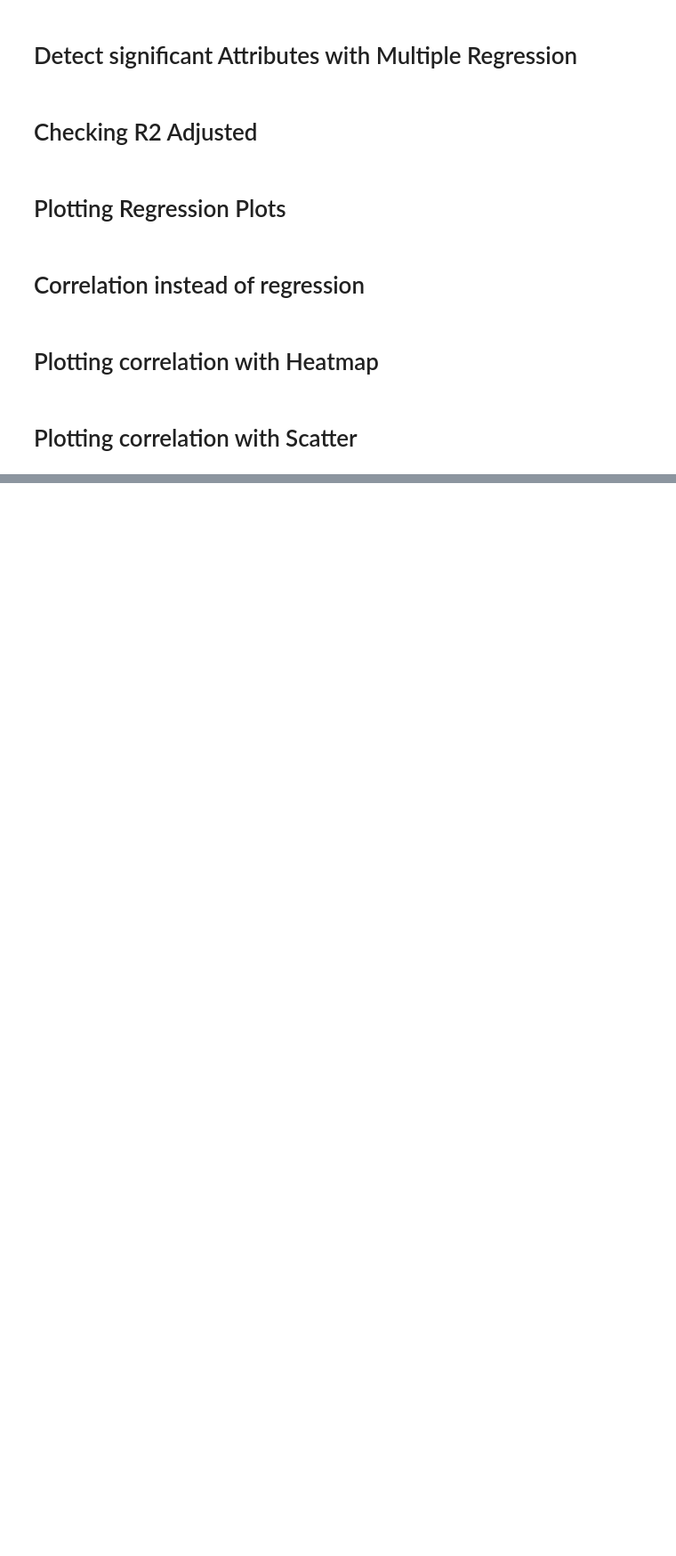
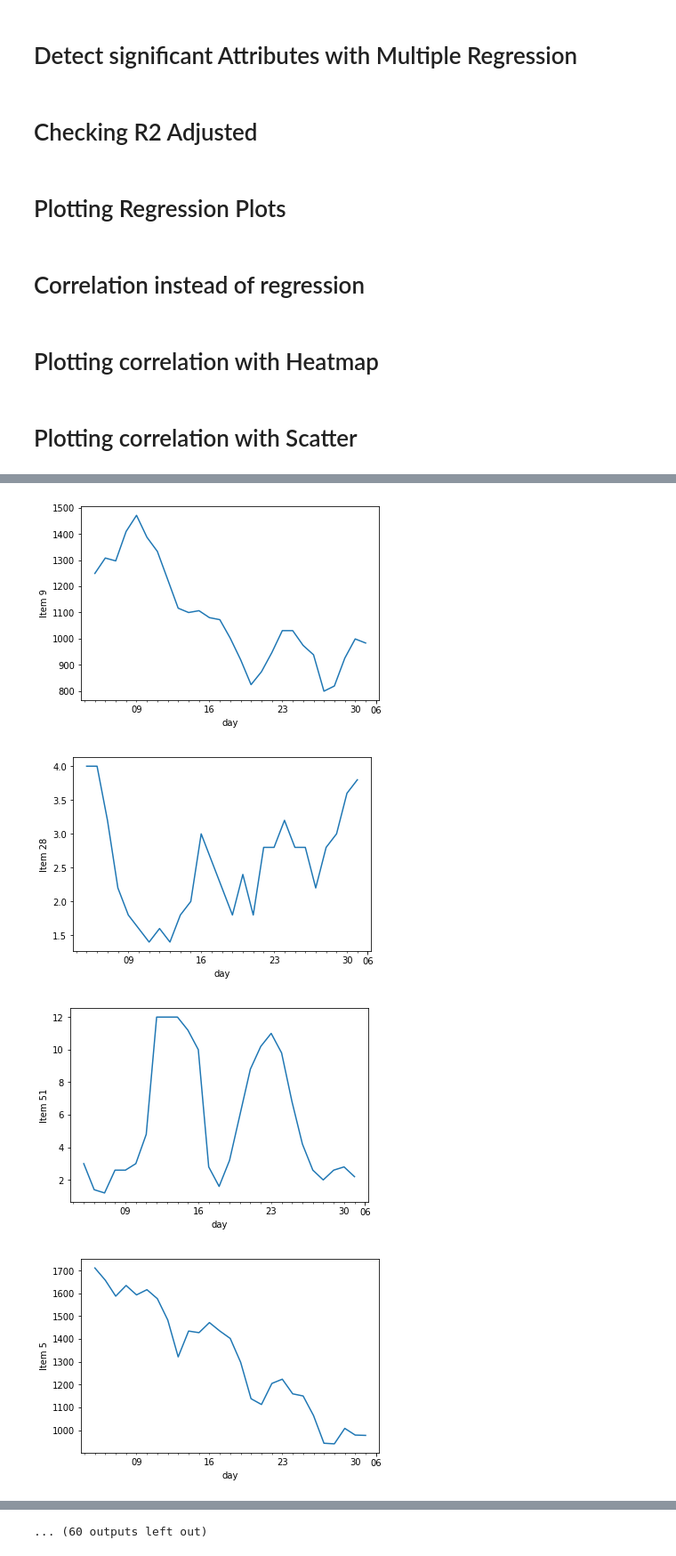
Before and after one commit to johannesweber/walmart_weather_etl_analysis, a Jupyter notebook: analysis.ipynb, the cells around one changed output, grey strips where cells are left out. Shown at 89% size. Saved outputs shown, nothing was run; the diff lists cells and outputs as text; code cells hidden in the pictures; blank space fills up the shorter version.

Commit message:
added ternd analysis for item sales per store and overall item sales

```diff
--- a/analysis.ipynb
+++ b/analysis.ipynb
@@ -28,15 +33,15 @@ df = pd.read_excel(constants.SOURCE_FILE, sheet_name=constants.XLSX_SHEET)
 # %% [markdown]
 # Preparation
 # %%
+# calculate humidity
+df['humidity'] = df.apply(func=Helper.calculate_relative_humidity_jupyter, axis=1)
 # drop rows with null ids
 df.dropna(subset=['store_nbr', 'station_nbr', 'item_nbr'], inplace=True)
 # delete lines where units greather than 0
-df = df[df['units'] > 0]
+df_only_with_units_nn = df[df['units'] > 0]
 # create new df with only relevant columns
 relevant_columns = ['date', 'item_nbr', 'station_nbr', 'store_nbr', 'units', 'tmin', 'tmax', 'tavg', 'wetbulb', 'dewpoint', 'snowfall', 'preciptotal', 'avgspeed']
-df_new = df[relevant_columns]
-# calculate humidity
-df_new['humidity'] = df_new.apply(func=Helper.calculate_relative_humidity_jupyter, axis=1)
+df_new = df_only_with_units_nn[relevant_columns]
 # %% [markdown]
 # Fetch Store and Item IDs
 # %%
@@ -136,12 +166,30 @@ for correlation_tuple in high_correlation:
-# %%
-# TODO
-# fetching units per item/store
-            if trend_df.shape[0] > 0:
-                trend_df.fillna(0, inplace=True)
-                trend_df['date'] = trend_df['date'] + 1
-                trend_df.rename(index=str, columns={"date": "day"}, inplace=True)
-                trend_df.set_index('day', inplace=True)
-                trend_df.plot(figsize=(8, 5), linewidth=4, fontsize=12)
-                plt.xlabel('Day', fontsize=12)
-                y_label = 'Item ' + str(key) + ' in Store ' + str(store_id[0])
-                plt.ylabel(y_label, fontsize=15)
+# %%
+feature_columns = ['date', 'units']
+holidays = ['1/2/2012', '1/16/2012']
+for item_id in items:
+    trend_df = df[df['item_nbr'] == item_id]
+    trend_df = trend_df[feature_columns]
+    if trend_df.shape[0] > 0:
+        if (trend_df['units'] == 0).all() == False:
+            trend_df.fillna(0, inplace=True)
+            trend_df.rename(index=str, columns={"date": "day"}, inplace=True)
+            trend_df['day'] =  pd.to_datetime(trend_df['day'], format='%m/%d/%Y')
+            trend_series = trend_df.groupby('day')['units'].agg('sum')
+            trend_df = trend_series.to_frame()
+
+            # moving average
+            trend_df['units'] = trend_df['units'].rolling(window=5).mean()
+            trend_df.dropna(inplace=True)
+
+            y_label = 'Item ' + str(int(item_id))
+            plt.ylabel(y_label)
+            plt.grid(True)
+            ax = trend_df['units'].plot()
+            ticklabels = trend_df.index.strftime('%d')
+            ax.xaxis.set_major_formatter(ticker.FixedFormatter(ticklabels))
+            plt.show()
+# %% [output]
+[figure, added]
+[figure, added]
+[figure, added]
+[figure, added]
@@ -147,0 +204 @@ for correlation_tuple in high_correlation:
+... (60 outputs left out)
```
Also changed, not shown: parts of 6 cells of this notebook.
